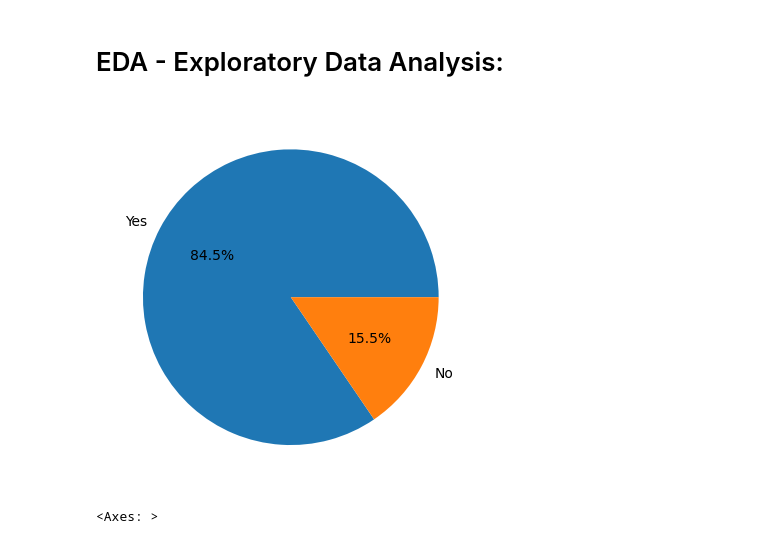
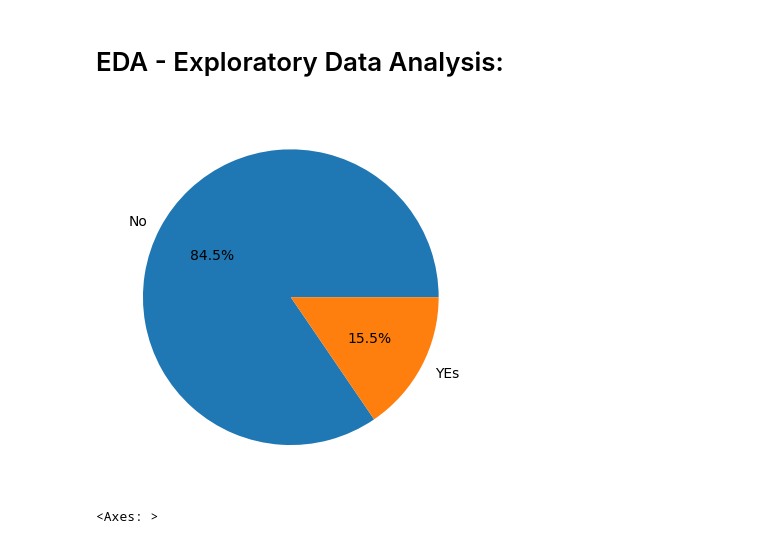
Before and after one commit to CodeByMehra/AiMl, a Jupyter notebook: 04_Supervised Learning/00_Practice/02_shopSmart.ipynb, the cells around one changed output. Saved outputs shown, nothing was run; the diff lists cells and outputs as text; code cells hidden in the pictures.

```diff
--- a/04_Supervised Learning/00_Practice/02_shopSmart.ipynb
+++ b/04_Supervised Learning/00_Practice/02_shopSmart.ipynb
@@ -63,11 +62,11 @@ memory usage: 1.7+ MB
 # %% [markdown]
 # EDA - Exploratory Data Analysis:
 # %%
-classes_count = df["Revenue"].value_counts()
-plt.pie(classes_count, labels=["Yes", "No"], autopct="%1.1f%%")
+classes_count = df["Revenue"].value_counts()   #value_counts returns 0 first, then 1
+plt.pie(classes_count, labels=["No", "YEs"], autopct="%1.1f%%")
 plt.show()
 # %% [output]
-[figure, old version]
+[figure, new version]
 # %%
 numerical_cols = df.select_dtypes(include="number")
 corr_matrix = numerical_cols.corr()
```
Also changed, not shown: parts of 6 cells of this notebook, 4 other files.
